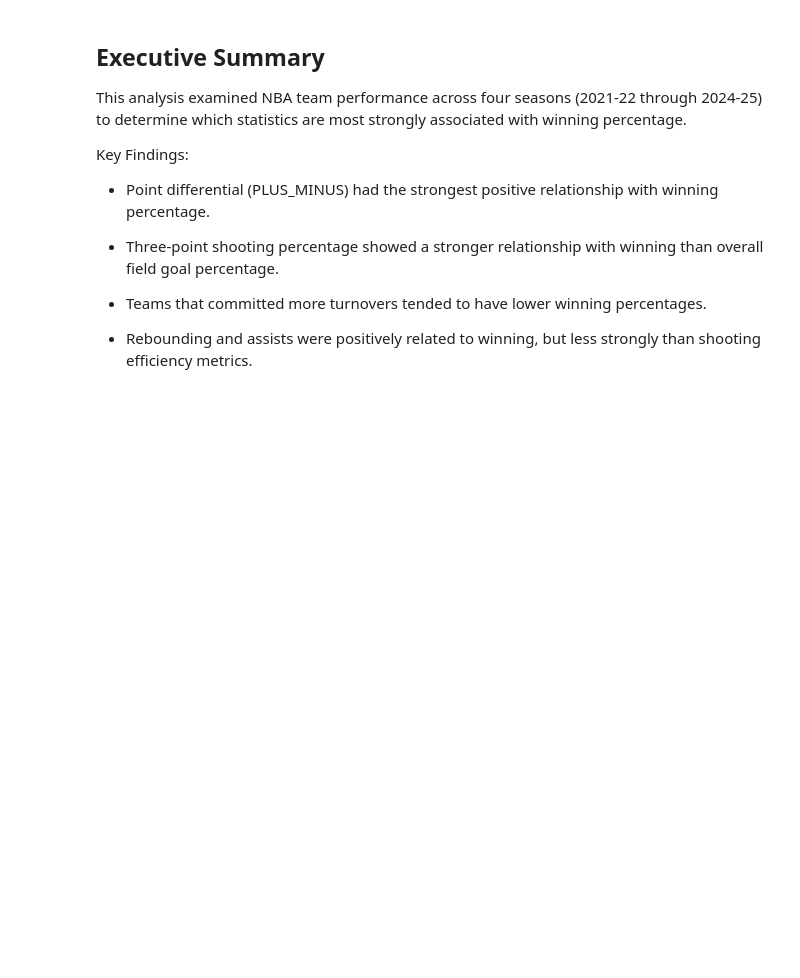
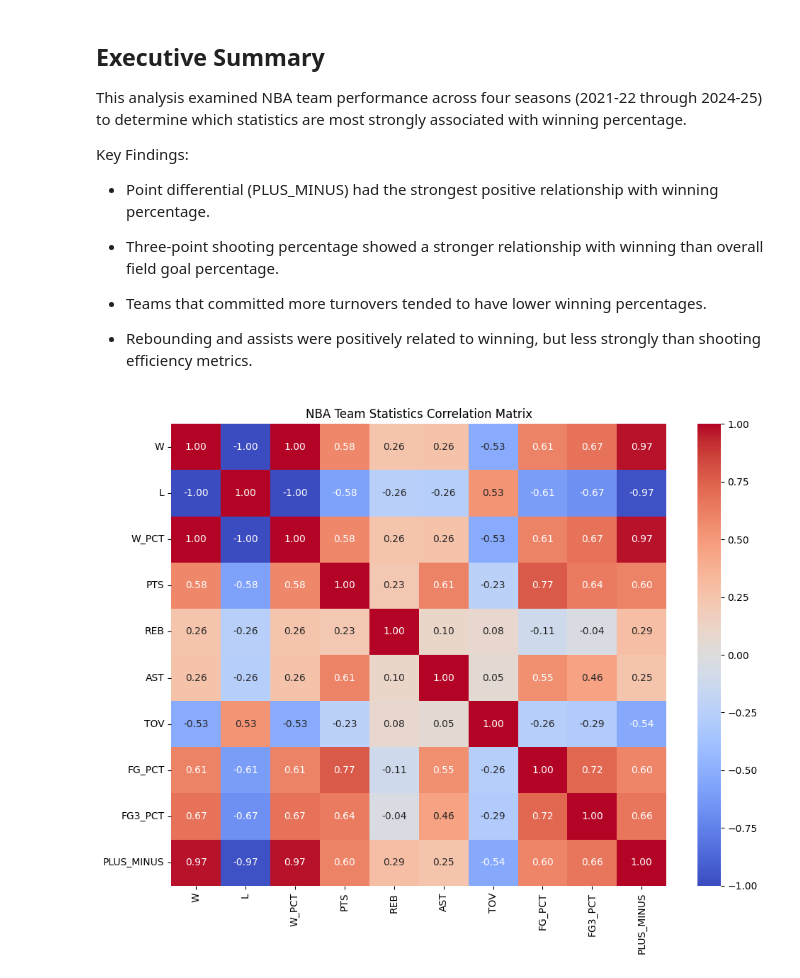
Before and after one commit to Kel-02/nba-team-win-analysis, a Jupyter notebook: notebooks/01_eda.ipynb, the cells around one changed output. Cells and saved outputs as stored; diff of their text form; code cells hidden in the pictures; blank space fills up the shorter version.

Commit message:
Added visual analysis and winning percentage insights

```diff
--- a/notebooks/01_eda.ipynb
+++ b/notebooks/01_eda.ipynb
@@ -242,3 +242,25 @@ Key Findings:
 
 - Rebounding and assists were positively related to winning,
   but less strongly than shooting efficiency metrics.
+# %%
+import matplotlib.pyplot as plt
+import seaborn as sns
+
+plt.figure(figsize=(10,8))
+
+sns.heatmap(
+    corr,
+    annot=True,
+    cmap="coolwarm",
+    fmt=".2f"
+)
+
+plt.title(
+    "NBA Team Statistics Correlation Matrix"
+)
+
+plt.tight_layout()
+
+plt.show()
+# %% [output]
+[figure, added]
```
Also changed, not shown: parts of 7 cells of this notebook, 1 other file.
